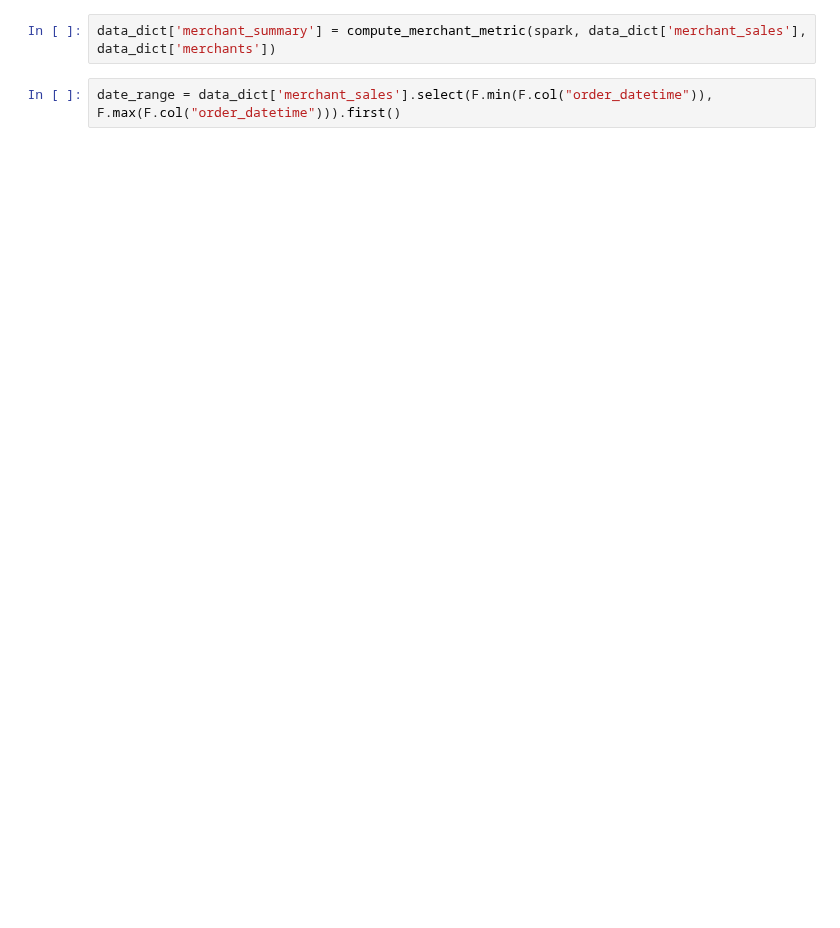
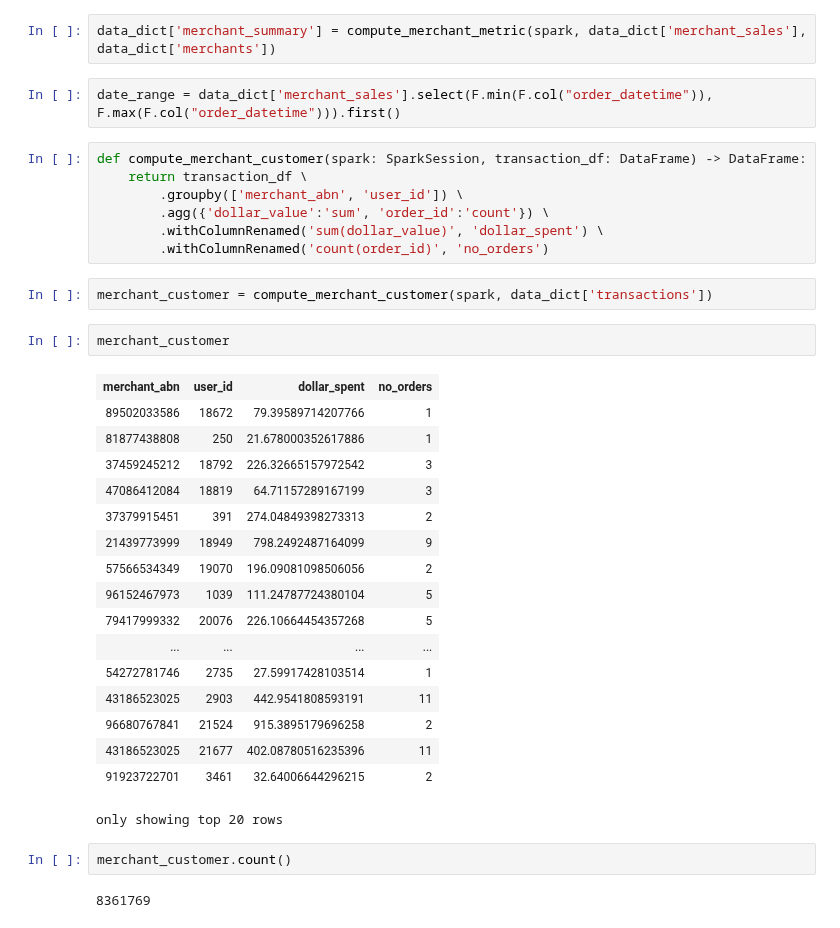
Before and after one commit to MAST30034-Applied-Data-Science/generic-buy-now-pay-later-project-group-19, a Jupyter notebook: notebooks/metrics_to_script_prototype.ipynb, the cells around one changed output. Cells and saved outputs as stored; diff of their text form; blank space fills up the shorter version.

```diff
--- a/notebooks/metrics_to_script_prototype.ipynb
+++ b/notebooks/metrics_to_script_prototype.ipynb
@@ -90,3 +122,36 @@ data_dict['merchant_sales'].columns
 data_dict['merchant_summary'] = compute_merchant_metric(spark, data_dict['merchant_sales'], data_dict['merchants'])
 # %%
 date_range = data_dict['merchant_sales'].select(F.min(F.col("order_datetime")), F.max(F.col("order_datetime"))).first()
+# %%
+def compute_merchant_customer(spark: SparkSession, transaction_df: DataFrame) -> DataFrame:
+    return transaction_df \
+        .groupby(['merchant_abn', 'user_id']) \
+        .agg({'dollar_value':'sum', 'order_id':'count'}) \
+        .withColumnRenamed('sum(dollar_value)', 'dollar_spent') \
+        .withColumnRenamed('count(order_id)', 'no_orders')
+# %%
+merchant_customer = compute_merchant_customer(spark, data_dict['transactions'])
+# %%
+merchant_customer
+# %% [output]
+| merchant_abn | user_id | dollar_spent | no_orders |
+| 89502033586 | 18672 | 79.39589714207766 | 1 |
+| 81877438808 | 250 | 21.678000352617886 | 1 |
+| 37459245212 | 18792 | 226.32665157972542 | 3 |
+| 47086412084 | 18819 | 64.71157289167199 | 3 |
+| 37379915451 | 391 | 274.04849398273313 | 2 |
+| 21439773999 | 18949 | 798.2492487164099 | 9 |
+| 57566534349 | 19070 | 196.09081098506056 | 2 |
+| 96152467973 | 1039 | 111.24787724380104 | 5 |
+| 79417999332 | 20076 | 226.10664454357268 | 5 |
+| ... | ... | ... | ... |
+| 54272781746 | 2735 | 27.59917428103514 | 1 |
+| 43186523025 | 2903 | 442.9541808593191 | 11 |
+| 96680767841 | 21524 | 915.3895179696258 | 2 |
+| 43186523025 | 21677 | 402.08780516235396 | 11 |
+| 91923722701 | 3461 | 32.64006644296215 | 2 |
+only showing top 20 rows
+# %%
+merchant_customer.count()
+# %% [output]
+8361769
```
Also changed, not shown: parts of 24 cells of this notebook, 1 other file.
